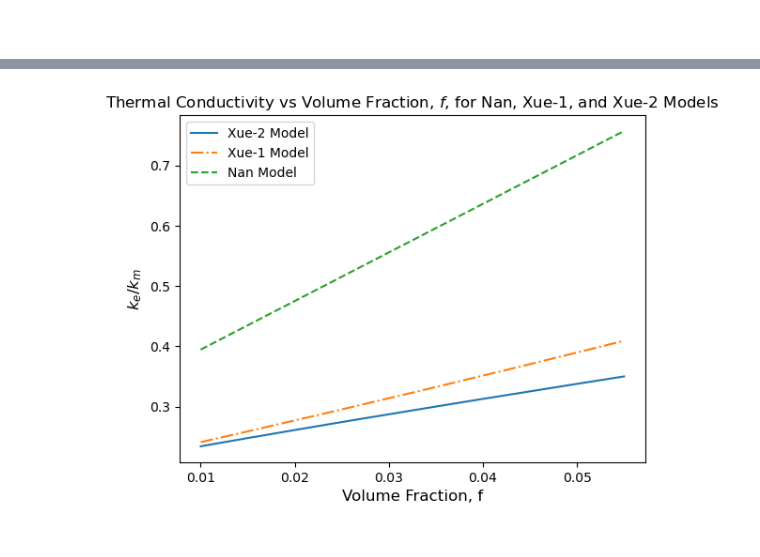
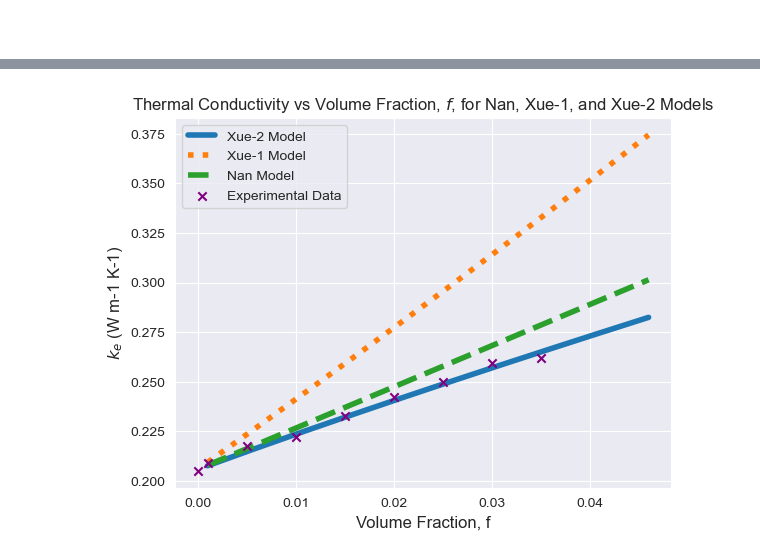
Before and after one commit to danesheppard/CNTCompositeModelling, a Jupyter notebook: nanocomp.ipynb, the cells around one changed output, grey strips where cells are left out. Cells and saved outputs as stored; diff of their text form; code cells hidden in the pictures.

Commit message:
Plots recreated for both Nan and Xue-2 papers

```diff
--- a/nanocomp.ipynb
+++ b/nanocomp.ipynb
@@ -10,22 +11,22 @@ import seaborn as sns
 # Model parameters
 # The journal is set up so that all functions use the values listed here as defaults, but will accept overrides for any ones you want to change.
 
-RK = 5e-8 # m^2 K/W - Interfacial Thermal Resistance (Kapitza Resistance)
+RK = 8e-8 # m^2 K/W - Interfacial Thermal Resistance (Kapitza Resistance)
 f = 0.01 # The volume fraction of nanotubes in the nanocomposite
 
 kc = 3000 # W  / (m K) - The thermal conductivity of the carbon nanotubes (CNTs)
 km = 0.5 # W / (m K) - The thermal conductivity of the matrix material
 d = 25e-9 # m - The diameter of the CNTs
-L = 50000e-9 # m - The length of the CNTs. Must be > 15 nm for the assumptions in the equation to be valid.
+L = 1e-6 # m - The length of the CNTs. Must be > 15 nm for the assumptions in the equation to be valid.
 M = L/d # The aspect ratio of the carbon nanotubes
 
-def nankekm(f = f, kc = kc, km = km, L = L, d = d, RK = RK):
+def nankekm(f = f, kc = kc, km = km, L = L, d = d, RK = RK, p = False):
     ''' Nan et al formula for calculating ke/km. From https://www.sciencedirect.com/science/article/pii/S0009261403009564
 
     k_e/k_m =1+φp/3  (k_c⁄k_m )/(p+2 (a_k  )/d  k_c/k_m )
     and p = L/d
     Args:
-        f = The volume fraction of nanotubes in the nanocomposite
+        φ = The volume fraction of nanotubes in the nanocomposite
         kc = The thermal conductivity of the nanotubes
         km = The thermal conductivity of the matrix material
         L = The length of the nanotubes in metres
@@ -37,7 +38,11 @@ def nankekm(f = f, kc = kc, km = km, L = L, d = d, RK = RK):
     '''
 
     ak = RK*km
-    kekm = (1 + f*L/(d*3))*(kc/km)/(L/d + 2*(ak/d)*(kc/km))
+    if not p:
+        print(f'Calculatin p value using L = {L} and d = {d}')
+        p = L/d
+        print(f'Calulated p value is {p}')
+    kekm = 1 + (f*p/3)*(kc/km)/(p + 2*(ak/d)*(kc/km))
     return kekm
 
 def kct(kc = kc, RK = RK, d = d):
@@ -65,3 +70,5 @@ def kcl(kc = kc, RK = RK, L = L):
         L = The length of the composite cell
     '''
     return kc/(1 + (2*RK*kc/L))
+
+print(nankekm())
@@ -353,7 +321,7 @@ Generating 60 values
 # %%
 # Generate graphs of volume fraction vs thermal conductivity for the three different models
 
-frAxis = np.arange(start = 0.010, step = 0.005, stop = 0.06)
+frAxis = np.arange(start = 0.001, step = 0.005, stop = 0.05)
 
 xue2Frac = []
 xue1Frac = []
@@ -363,26 +331,54 @@ frackc = 2000
 fracd = 13e-9
 fracL = 1e-6
 frackm = 0.2059
+fracRK = 8e-8
+# fracp = 2000 # for Nan model
+
 
 for frac in frAxis:
-    xue2Val = calculateKeSolver(f = frac, km = frackm, d = fracd, L = fracL, kc = frackc)
+    xue2Val = calculateKeSolver(f = frac, km = frackm, d = fracd, L = fracL, kc = frackc, RK = fracRK)
     xue1Val = calculateKeXue2005(f = frac, km = frackm, kc = frackc)
-    nanVal = nankekm(f = frac, km = frackm, d = fracd, L = fracL, kc = frackc)
+    nanVal = nankekm(f = frac, km = frackm, d = fracd, L = fracL, kc = frackc, RK = fracRK)
+    # print(nanVal)
 
     xue2Frac.append(xue2Val)
     xue1Frac.append(xue1Val)
-    nanFrac.append(nanVal * km)
+    nanFrac.append(nanVal * frackm)
 
-plt.plot(frAxis, xue2Frac, label = 'Xue-2 Model')
-plt.plot(frAxis, xue1Frac, label = 'Xue-1 Model', ls = '-.')
-plt.plot(frAxis, nanFrac, label = 'Nan Model', ls ='--')
+# Adding the experimental data from Lashkari et al, 2024
 
-plt.xlabel('Volume Fraction, f', fontsize = 12)
-plt.ylabel('$k_e/k_m$', fontsize = 12)
+experimentalData = {
+    'volume fraction' : [
+        0, 0.001, 0.005, 0.01, 0.015, 0.02, 0.025, 0.03, 0.035
+    ],
+    'ke': [
+        0.2051,
+        0.2093,
+        0.2175,
+        0.2222,
+        0.2329,
+        0.2424,
+        0.2501,
+        0.2593,
+        0.2619
+    ]
+}
+
+exDF = pd.DataFrame(experimentalData)
+
+compareFig = plt.figure()
+compareAx = compareFig.add_subplot()
+compareAx.plot(frAxis, xue2Frac, label = 'Xue-2 Model', linewidth = 4)
+compareAx.plot(frAxis, xue1Frac, label = 'Xue-1 Model', ls = 'dotted', linewidth = 4)
+compareAx.plot(frAxis, nanFrac, label = 'Nan Model', ls ='--', linewidth = 4)
+compareAx.scatter(exDF['volume fraction'], exDF['ke'], marker = 'x', label = 'Experimental Data', color = 'purple', zorder = 10)
+
+compareAx.set_xlabel('Volume Fraction, f', fontsize = 12)
+compareAx.set_ylabel('$k_e$ (W m-1 K-1)', fontsize = 12)
 
 
-plt.title('Thermal Conductivity vs Volume Fraction, $f$, for Nan, Xue-1, and Xue-2 Models', fontsize = 12)
-plt.legend()
-# plt.savefig('./conductivityvsRK.png')
-plt.savefig('./modelVsVolumeFrac.png')
+compareAx.set_title('Thermal Conductivity vs Volume Fraction, $f$, for Nan, Xue-1, and Xue-2 Models', fontsize = 12)
+compareAx.legend()
+# ax.savefig('./conductivityvsRK.png')
+compareFig.savefig('./modelVsVolumeFrac.png')
 # %% [output]
@@ -389 +405 @@ plt.savefig('./modelVsVolumeFrac.png')
-[figure, old version]
+[figure, new version]
```
Also changed, not shown: parts of 12 cells of this notebook, 5 other files.
